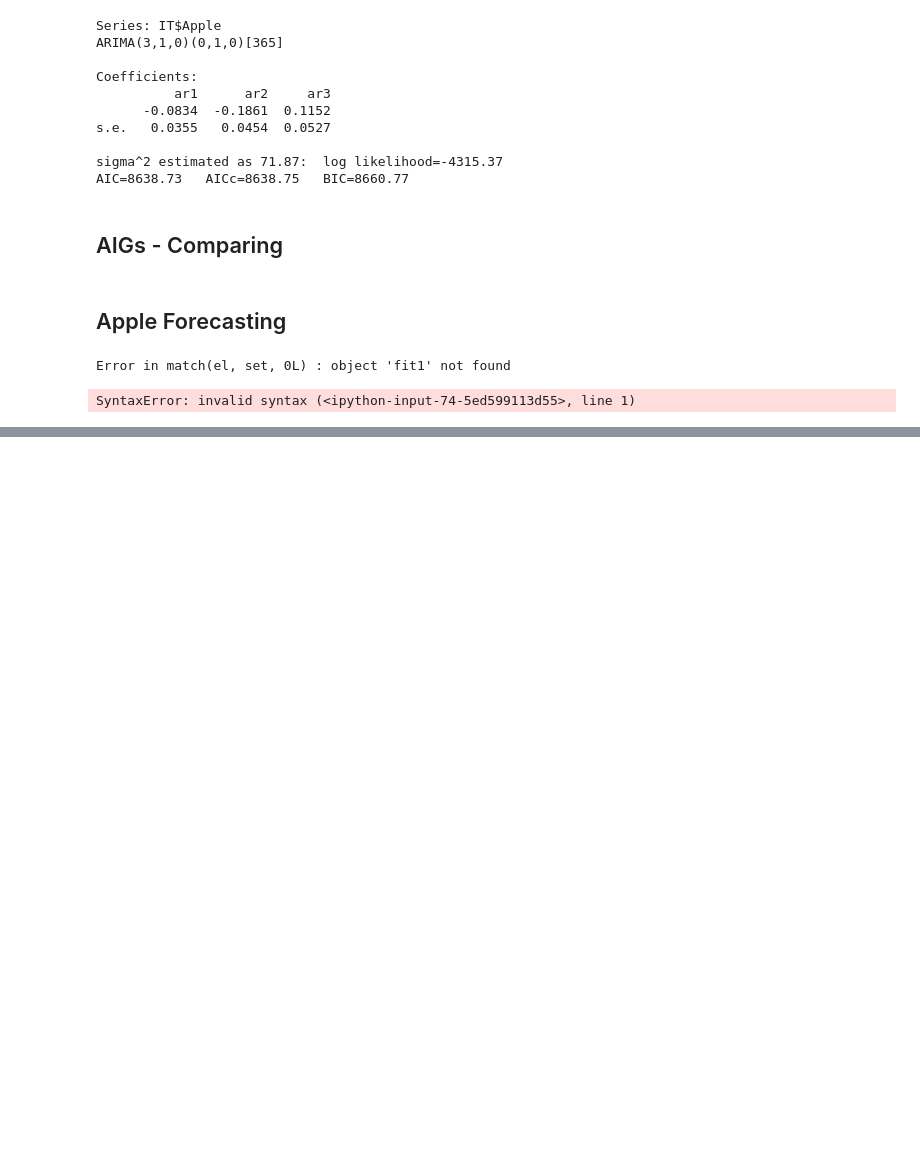
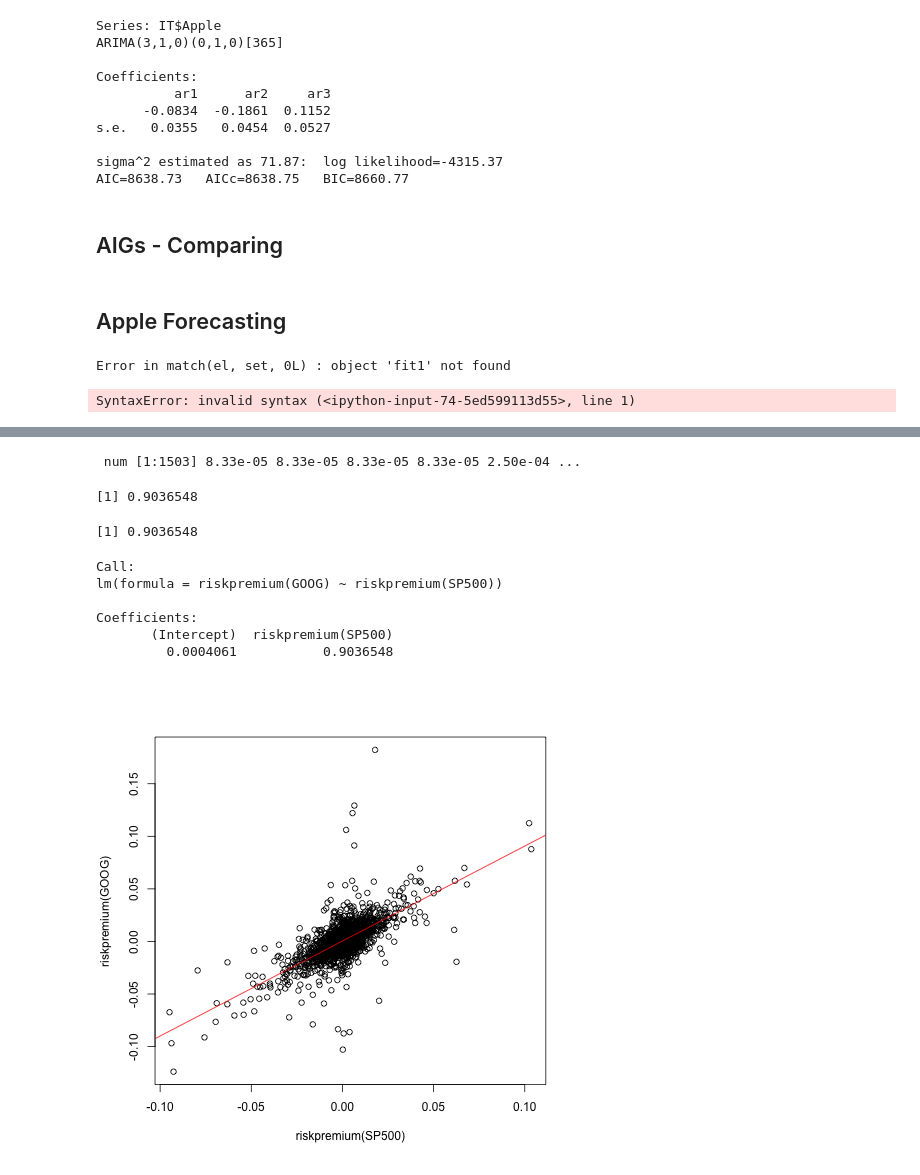
Before and after one commit to linuslin1/INNOVA, a Jupyter notebook: notebooks/NB3_data_analysis.ipynb, the cells around one changed output, grey strips where cells are left out. Drawn from its saved outputs; the diff is of its cells as text; code cells hidden in the pictures; blank space fills up the shorter version.

```diff
--- a/notebooks/NB3_data_analysis.ipynb
+++ b/notebooks/NB3_data_analysis.ipynb
@@ -257,0 +298,8 @@ install_github('R-package', 'quandl')
+# %%
+%%R
+GOOG   <- GOOG[GOOG$Date %in% cdates, 'Adj.Close']
+SP500  <- SP500[SP500$Date %in% cdates, 'Adj.Close']
+LIBOR  <- LIBOR[LIBOR$Time %in% cdates, 'X1.Month.Rate']
+# %%
+%%R
+logreturn <- function(x) log(tail(x, -1) / head(x, -1))
@@ -257,0 +311,36 @@ install_github('R-package', 'quandl')
+# %%
+%%R
+rft <- log(1 + head(LIBOR, -1)/36000 * as.numeric(diff(newtimes)))
+str(rft)
+# %% [output]
+ num [1:1503] 8.33e-05 8.33e-05 8.33e-05 8.33e-05 2.50e-04 ...
+# %%
+%%R
+
+print(cov(logreturn(GOOG) - rft, logreturn(SP500) - rft) /  var(logreturn(SP500) - rft))
+# %% [output]
+[1] 0.9036548
+# %%
+%%R
+riskpremium <- function(x) logreturn(x) - rft
+# %%
+%%R
+print(cov(riskpremium(GOOG), riskpremium(SP500)) / var(riskpremium(SP500)))
+# %% [output]
+[1] 0.9036548
+# %%
+%%R
+print(fit <- lm(riskpremium(GOOG) ~ riskpremium(SP500)))
+# %% [output]
+Call:
+lm(formula = riskpremium(GOOG) ~ riskpremium(SP500))
+
+Coefficients:
+       (Intercept)  riskpremium(SP500)
+         0.0004061           0.9036548
+# %%
+%%R
+plot(riskpremium(SP500), riskpremium(GOOG))
+abline(fit, col = 'red')
+# %% [output]
+[figure, added]
```
Also changed, not shown: parts of 28 cells of this notebook.
